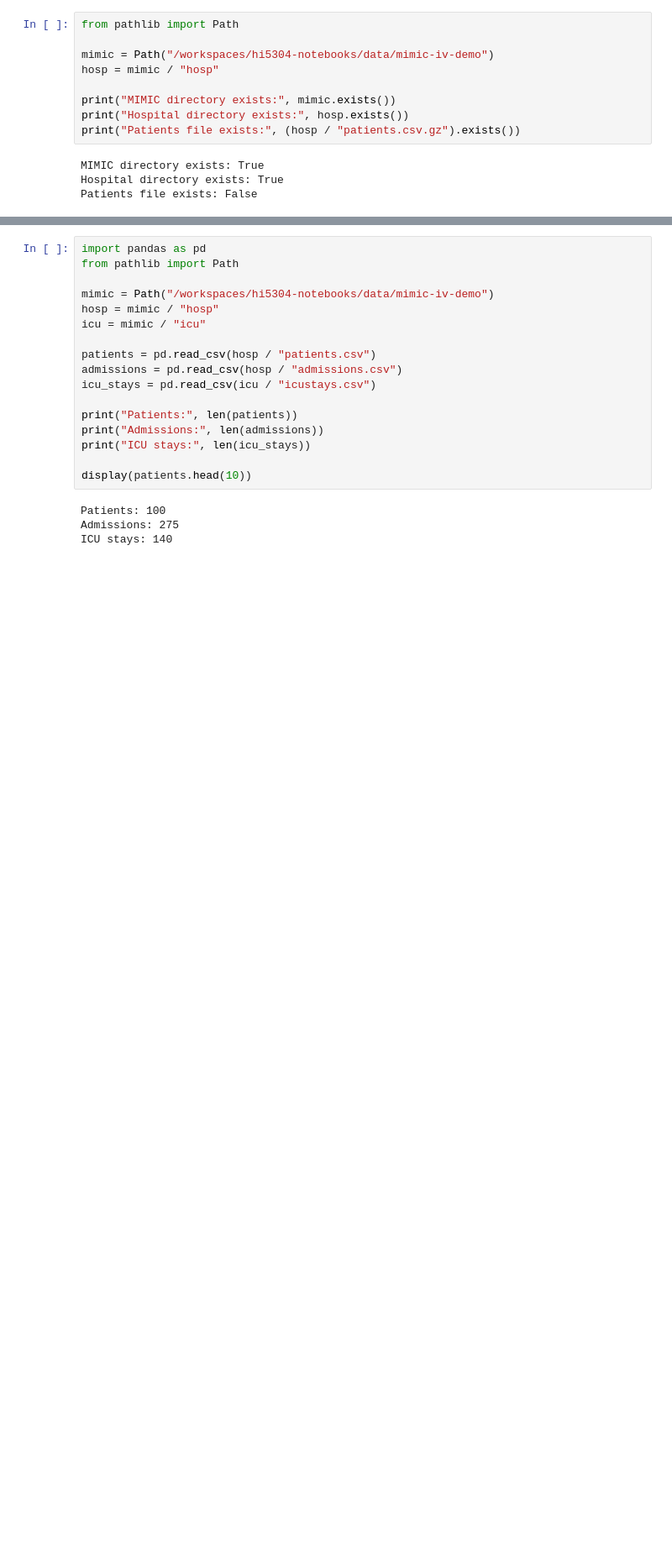
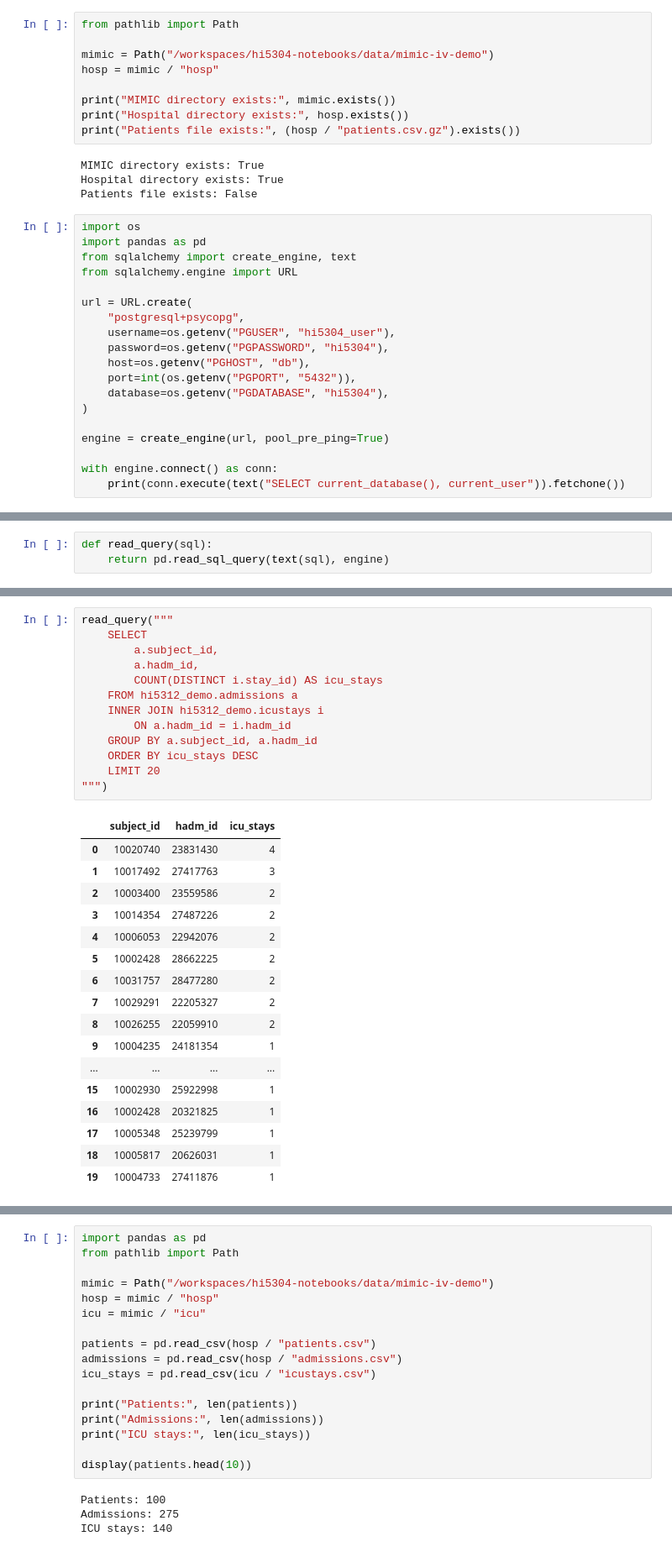
Before and after one commit to Health-informatics-Data-Analytics/hi5304-notebooks, a Jupyter notebook: learning/hi5312/HI5312_MIMIC_IV_Demo_Pandas_Joins_Analytics.ipynb, the cells around one changed output, grey strips where cells are left out. Shown at 84% size. Saved outputs shown, nothing was run; the diff lists cells and outputs as text; blank space fills up the shorter version.

```diff
--- a/learning/hi5312/HI5312_MIMIC_IV_Demo_Pandas_Joins_Analytics.ipynb
+++ b/learning/hi5312/HI5312_MIMIC_IV_Demo_Pandas_Joins_Analytics.ipynb
@@ -77,3 +77,22 @@ print("Patients file exists:", (hosp / "patients.csv.gz").exists())
 MIMIC directory exists: True
 Hospital directory exists: True
 Patients file exists: False
+# %%
+import os
+import pandas as pd
+from sqlalchemy import create_engine, text
+from sqlalchemy.engine import URL
+
+url = URL.create(
+    "postgresql+psycopg",
+    username=os.getenv("PGUSER", "hi5304_user"),
+    password=os.getenv("PGPASSWORD", "hi5304"),
+    host=os.getenv("PGHOST", "db"),
+    port=int(os.getenv("PGPORT", "5432")),
+    database=os.getenv("PGDATABASE", "hi5304"),
+)
+
+engine = create_engine(url, pool_pre_ping=True)
+
+with engine.connect() as conn:
+    print(conn.execute(text("SELECT current_database(), current_user")).fetchone())
@@ -79,0 +131,3 @@ Patients file exists: False
+# %%
+def read_query(sql):
+    return pd.read_sql_query(text(sql), engine)
@@ -79,0 +188,31 @@ Patients file exists: False
+# %%
+read_query("""
+    SELECT
+        a.subject_id,
+        a.hadm_id,
+        COUNT(DISTINCT i.stay_id) AS icu_stays
+    FROM hi5312_demo.admissions a
+    INNER JOIN hi5312_demo.icustays i
+        ON a.hadm_id = i.hadm_id
+    GROUP BY a.subject_id, a.hadm_id
+    ORDER BY icu_stays DESC
+    LIMIT 20
+""")
+# %% [output]
+|  | subject_id | hadm_id | icu_stays |
+| 0 | 10020740 | 23831430 | 4 |
+| 1 | 10017492 | 27417763 | 3 |
+| 2 | 10003400 | 23559586 | 2 |
+| 3 | 10014354 | 27487226 | 2 |
+| 4 | 10006053 | 22942076 | 2 |
+| 5 | 10002428 | 28662225 | 2 |
+| 6 | 10031757 | 28477280 | 2 |
+| 7 | 10029291 | 22205327 | 2 |
+| 8 | 10026255 | 22059910 | 2 |
+| 9 | 10004235 | 24181354 | 1 |
+| ... | ... | ... | ... |
+| 15 | 10002930 | 25922998 | 1 |
+| 16 | 10002428 | 20321825 | 1 |
+| 17 | 10005348 | 25239799 | 1 |
+| 18 | 10005817 | 20626031 | 1 |
+| 19 | 10004733 | 27411876 | 1 |
```
Also changed, not shown: parts of 7 cells of this notebook.
